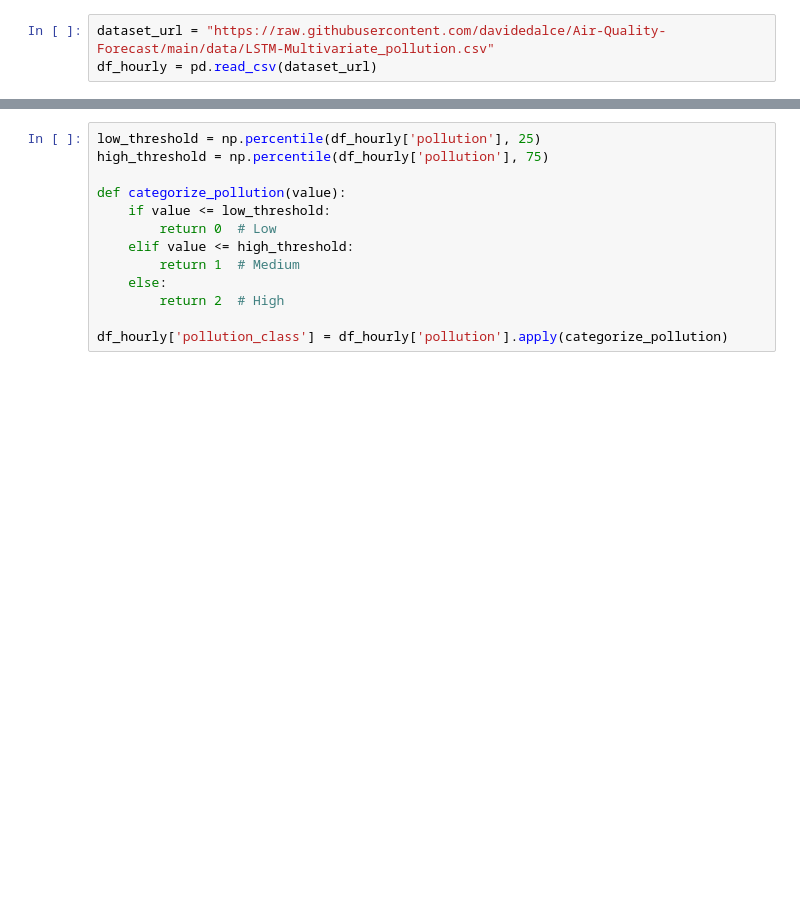
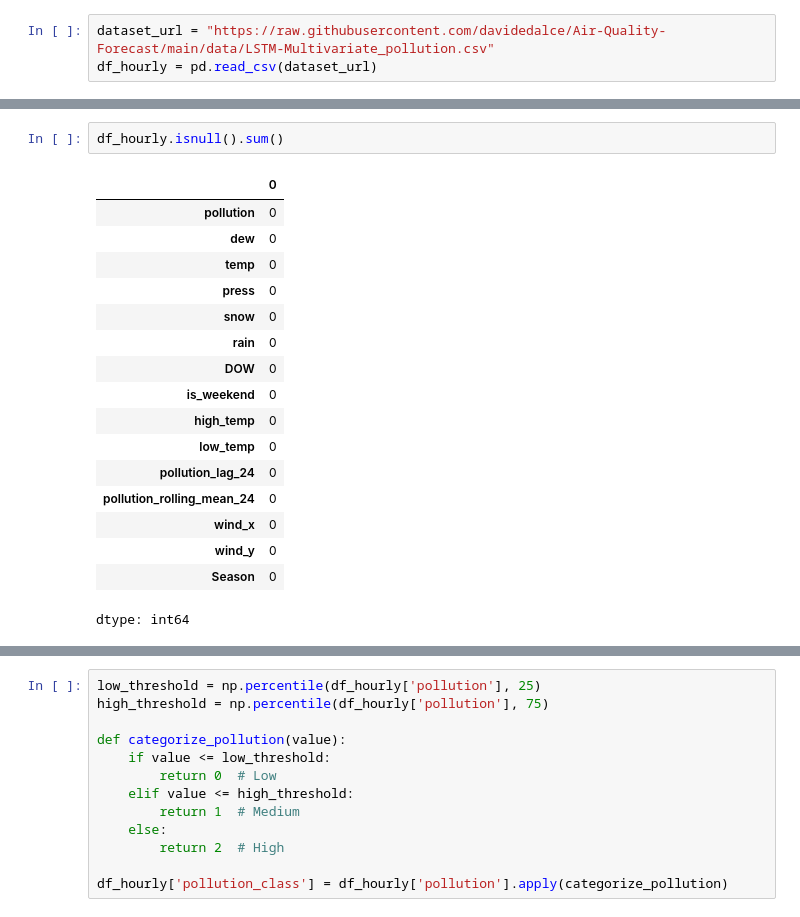
Before and after one commit to davidedalce/Air-Quality-Forecast, a Jupyter notebook: notebooks/EDA.ipynb, the cells around one changed output, grey strips where cells are left out. Cells and saved outputs as stored; diff of their text form; blank space fills up the shorter version.

```diff
--- a/notebooks/EDA.ipynb
+++ b/notebooks/EDA.ipynb
@@ -1177,0 +1210,20 @@ df_hourly = df_hourly.drop(columns=['date', 'wnd_dir', 'wnd_dir_degrees'])
+# %%
+df_hourly.isnull().sum()
+# %% [output]
+|  | 0 |
+| pollution | 0 |
+| dew | 0 |
+| temp | 0 |
+| press | 0 |
+| snow | 0 |
+| rain | 0 |
+| DOW | 0 |
+| is_weekend | 0 |
+| high_temp | 0 |
+| low_temp | 0 |
+| pollution_lag_24 | 0 |
+| pollution_rolling_mean_24 | 0 |
+| wind_x | 0 |
+| wind_y | 0 |
+| Season | 0 |
+dtype: int64
```
Also changed, not shown: parts of 14 cells of this notebook.
